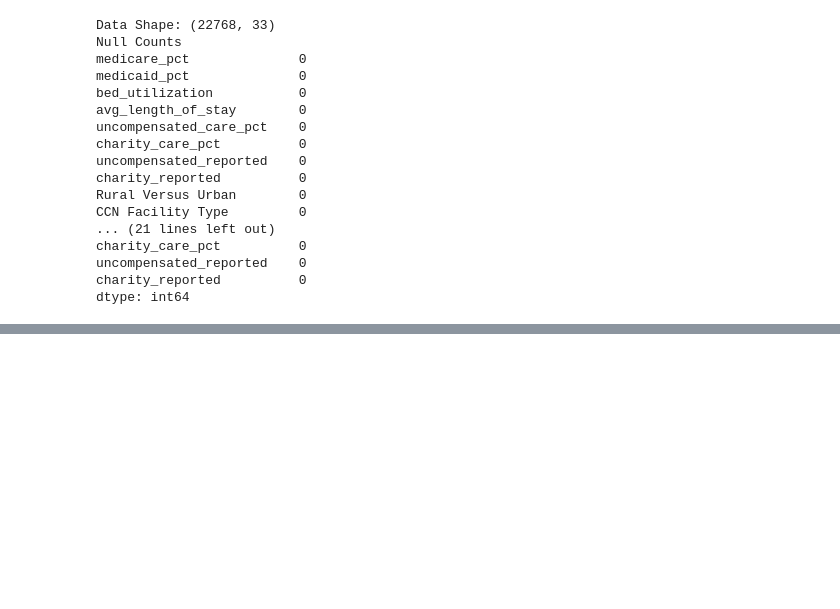
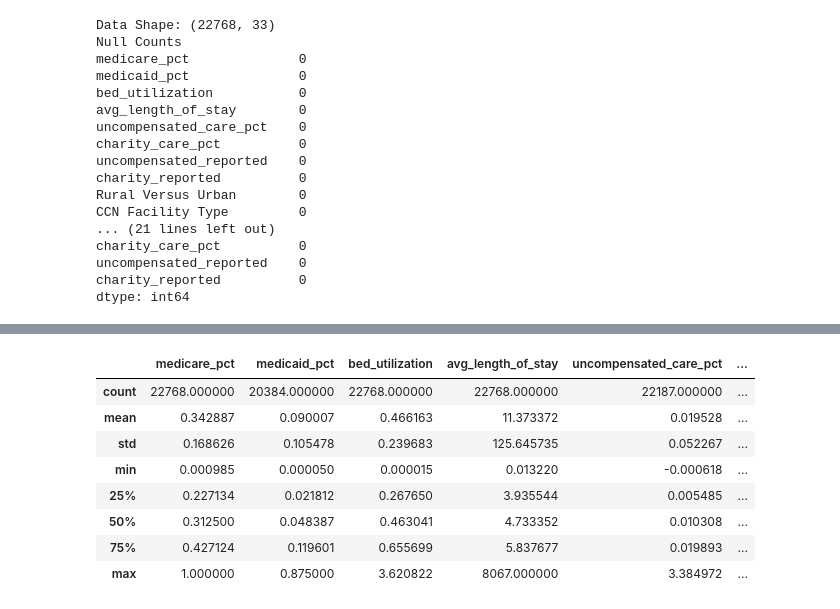
Before and after one commit to Sarah-Eden/hospital-financial-status-prediction, a Jupyter notebook: insights.ipynb, the cells around one changed output, grey strips where cells are left out. Cells and saved outputs as stored; diff of their text form; code cells hidden in the pictures; blank space fills up the shorter version.

```diff
--- a/insights.ipynb
+++ b/insights.ipynb
@@ -332,7 +319,7 @@ Name: count, dtype: int64
 numeric_features = [
     'medicare_pct', 'medicaid_pct', 'bed_utilization',
     'avg_length_of_stay', 'uncompensated_care_pct', 'charity_care_pct',
-    'uncompensated_reported', 'charity_reported'
+    'medicaid_reported', 'uncompensated_reported', 'charity_reported'
 ]
 
 categorical_features = [
@@ -374,0 +384,12 @@ dtype: int64
+# %%
+data[numeric_features + categorical_features].describe()
+# %% [output]
+|  | medicare_pct | medicaid_pct | bed_utilization | avg_length_of_stay | uncompensated_care_pct | ... |
+| count | 22768.000000 | 20384.000000 | 22768.000000 | 22768.000000 | 22187.000000 | ... |
+| mean | 0.342887 | 0.090007 | 0.466163 | 11.373372 | 0.019528 | ... |
+| std | 0.168626 | 0.105478 | 0.239683 | 125.645735 | 0.052267 | ... |
+| min | 0.000985 | 0.000050 | 0.000015 | 0.013220 | -0.000618 | ... |
+| 25% | 0.227134 | 0.021812 | 0.267650 | 3.935544 | 0.005485 | ... |
+| 50% | 0.312500 | 0.048387 | 0.463041 | 4.733352 | 0.010308 | ... |
+| 75% | 0.427124 | 0.119601 | 0.655699 | 5.837677 | 0.019893 | ... |
+| max | 1.000000 | 0.875000 | 3.620822 | 8067.000000 | 3.384972 | ... |
```
Also changed, not shown: parts of 8 cells of this notebook.
